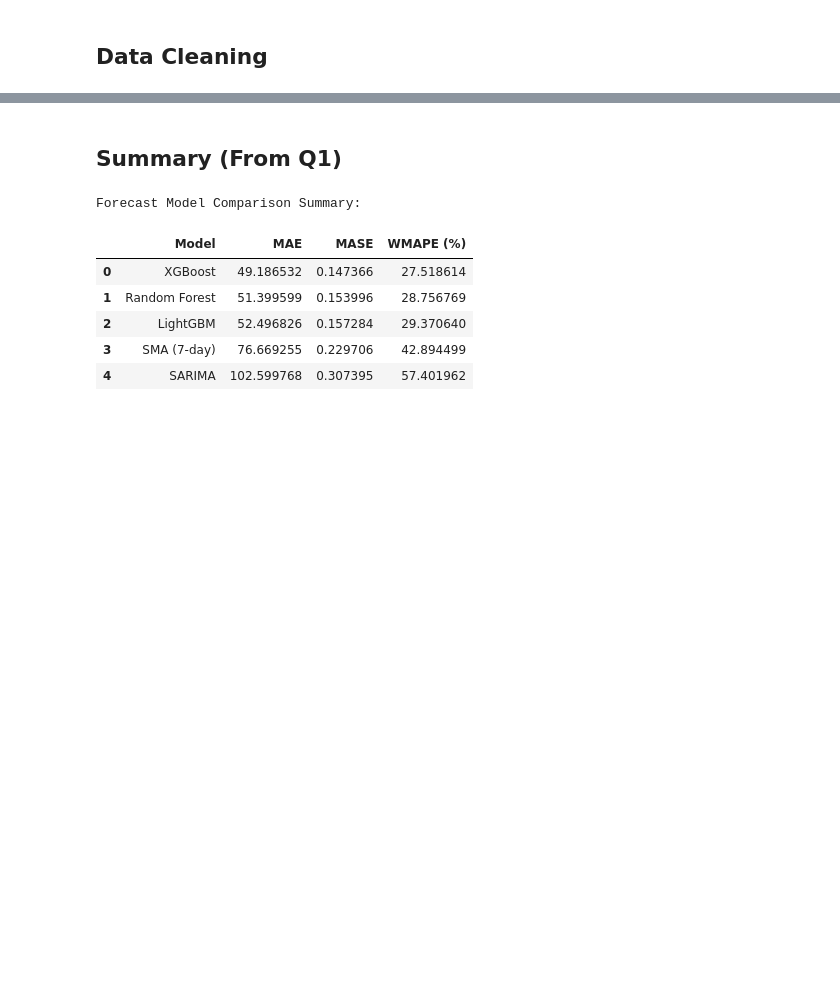
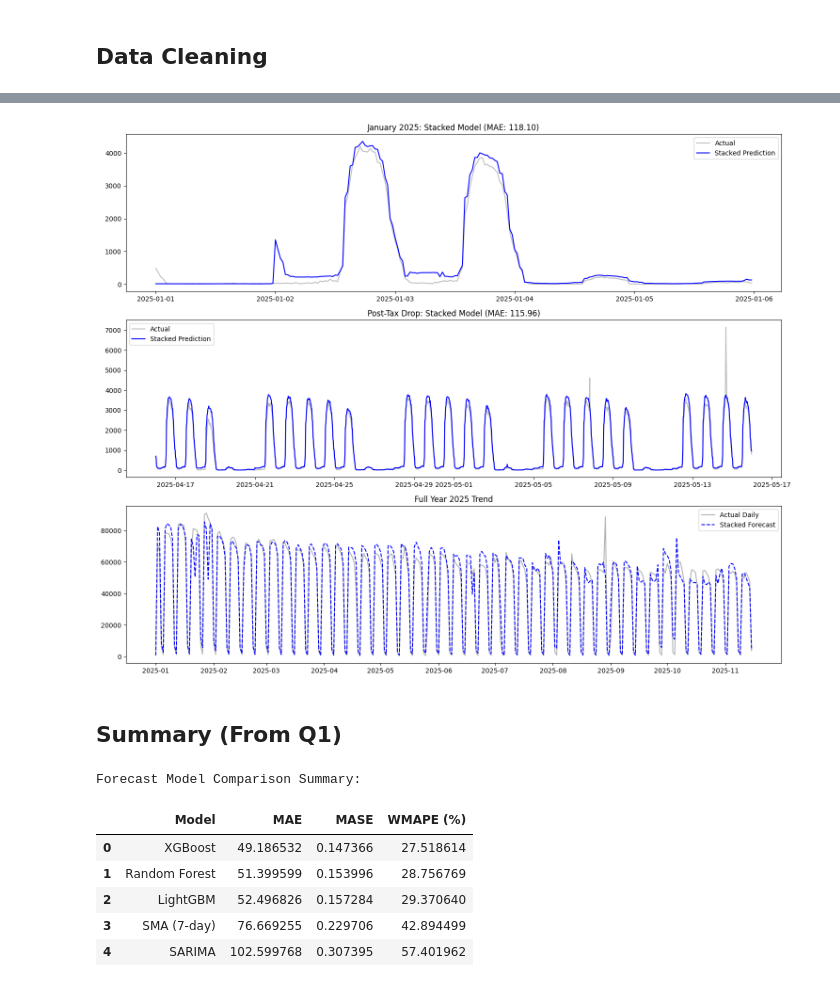
Before and after one commit to UCSD-Intuit-Data-Science-Initiative/DSC180B-Q2-Project, a Jupyter notebook: notebooks/Forecasting.ipynb, the cells around one changed output, grey strips where cells are left out. Drawn from its saved outputs; the diff is of its cells as text; code cells hidden in the pictures; blank space fills up the shorter version.

```diff
--- a/notebooks/Forecasting.ipynb
+++ b/notebooks/Forecasting.ipynb
@@ -706,3 +730,35 @@ STACKED MAE:       0.978  <-- WINNER
+# %%
+# ==========================================
+# 7. VISUALIZE
+# ==========================================
+f, ax = plt.subplots(3, 1, figsize=(15, 12))
+
+# 1. Jan Zoom
+jan = test.loc['2025-01-01':'2025-01-05']
+ax[0].plot(jan.index, jan['Call_Volume'], label='Actual', alpha=0.5, color='gray')
+ax[0].plot(jan.index, jan['pred_stacked'], label='Stacked Prediction', color='blue', linewidth=1.5)
+ax[0].set_title(f'January 2025: Stacked Model (MAE: {mean_absolute_error(jan["Call_Volume"], jan["pred_stacked"]):.2f})')
+ax[0].legend()
+
+# 2. Post Tax Zoom
+post_tax = test.loc['2025-04-16':'2025-05-15']
+ax[1].plot(post_tax.index, post_tax['Call_Volume'], label='Actual', alpha=0.5, color='gray')
+ax[1].plot(post_tax.index, post_tax['pred_stacked'], label='Stacked Prediction', color='blue', linewidth=1.5)
+ax[1].set_title(f'Post-Tax Drop: Stacked Model (MAE: {mean_absolute_error(post_tax["Call_Volume"], post_tax["pred_stacked"]):.2f})')
+ax[1].legend()
+
+# 3. Daily Trend
+daily_actual = test['Call_Volume'].resample('D').sum()
+daily_pred = test['pred_stacked'].resample('D').sum()
+ax[2].plot(daily_actual.index, daily_actual, label='Actual Daily', alpha=0.6, color='gray')
+ax[2].plot(daily_pred.index, daily_pred, label='Stacked Forecast', color='blue', linestyle='--')
+ax[2].set_title('Full Year 2025 Trend')
+ax[2].legend()
+
+plt.tight_layout()
+plt.show()
+# %% [output]
+[figure, added]
 # %% [markdown]
 ## Summary (From Q1)
 # %%
```
Also changed, not shown: parts of 10 cells of this notebook, 4 other files.
